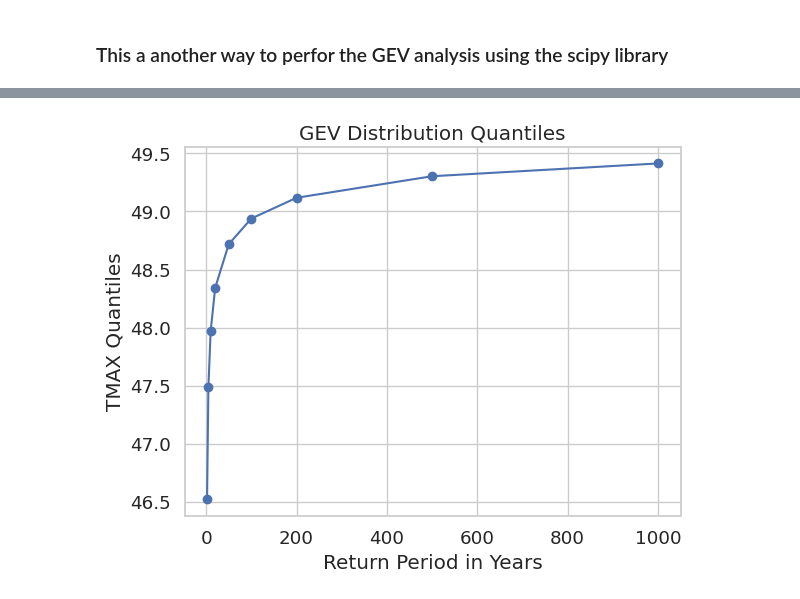
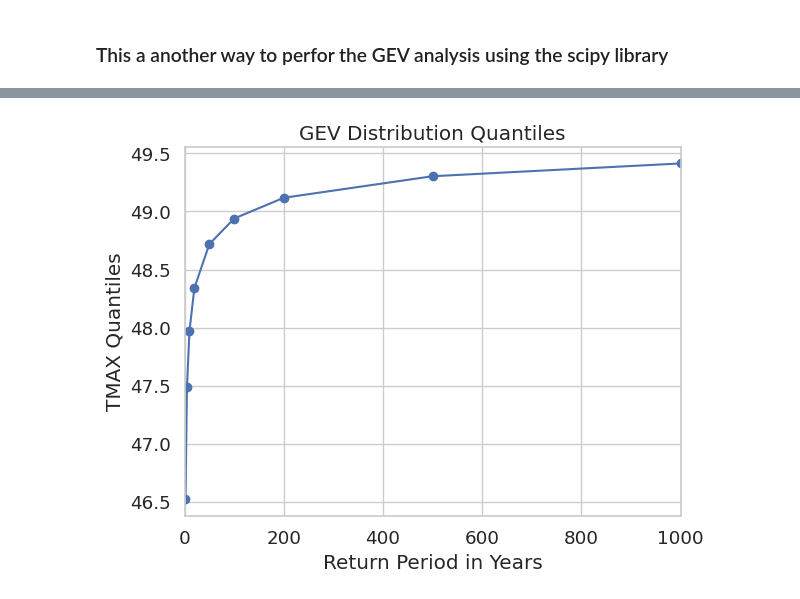
Before and after one commit to jdmantillaq/Extreme-Value-Analysis, a Jupyter notebook: 1_extremeBasic.ipynb, the cells around one changed output, grey strips where cells are left out. Drawn from its saved outputs; the diff is of its cells as text; code cells hidden in the pictures.

```diff
--- a/1_extremeBasic.ipynb
+++ b/1_extremeBasic.ipynb
@@ -198,10 +197,13 @@ Return Period: 1000 years, Quantile: 49.4132 TMAX
 # %%
 # Plot the quantiles against the return periods
 plt.plot(return_periods, quantiles, marker='o')
 plt.xlabel('Return Period in Years')
 plt.ylabel('TMAX Quantiles')
 plt.title('GEV Distribution Quantiles')
 plt.grid(True)
+
+# Set the x-axis ticks to the desired return periods
+plt.xlim(0, 1000)
 plt.show()
 # %% [output]
-[figure, old version]
+[figure, new version]
```
Also changed, not shown: parts of 10 cells of this notebook, 4 other files.
